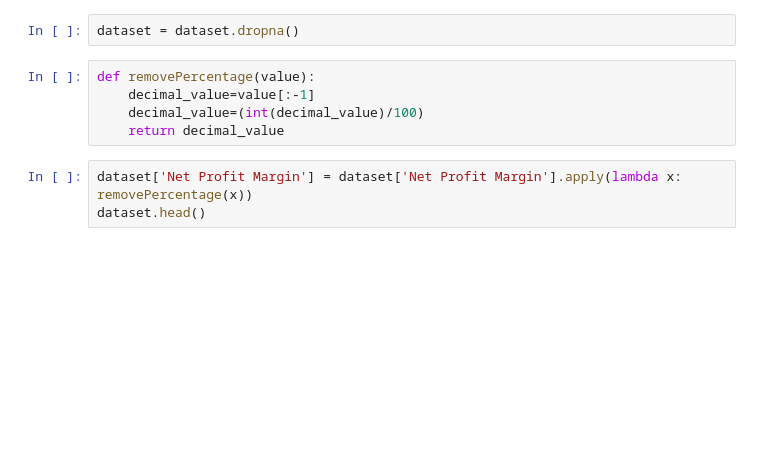
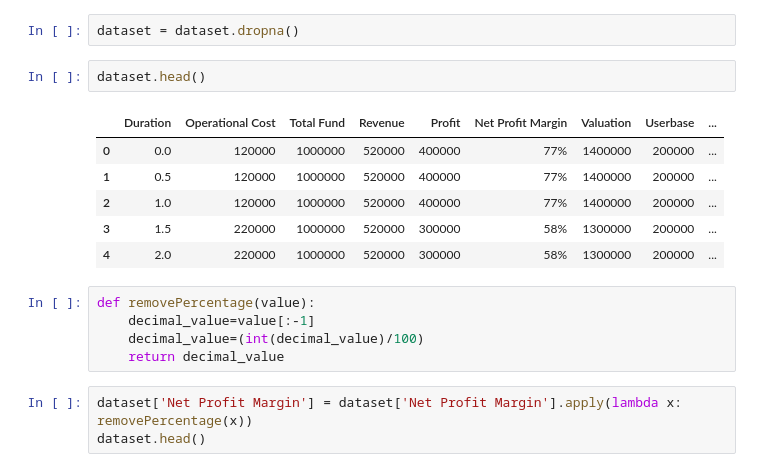
Before and after one commit to FarhanTahmid/Client-Project--A-Machine-Learning-Approach-to-Predict-Startup-Valuation, a Jupyter notebook: svm.ipynb, the cells around one changed output. Cells and saved outputs as stored; diff of their text form; blank space fills up the shorter version.

```diff
--- a/svm.ipynb
+++ b/svm.ipynb
@@ -13,5 +31,14 @@ dataset = dataset[['Duration','Operational Cost', 'Total Fund', 'Revenue', 'Prof
 # %%
 dataset = dataset.dropna()
+# %%
+dataset.head()
+# %% [output]
+|  | Duration | Operational Cost | Total Fund | Revenue | Profit | Net Profit Margin | Valuation | Userbase | ... |
+| 0 | 0.0 | 120000 | 1000000 | 520000 | 400000 | 77% | 1400000 | 200000 | ... |
+| 1 | 0.5 | 120000 | 1000000 | 520000 | 400000 | 77% | 1400000 | 200000 | ... |
+| 2 | 1.0 | 120000 | 1000000 | 520000 | 400000 | 77% | 1400000 | 200000 | ... |
+| 3 | 1.5 | 220000 | 1000000 | 520000 | 300000 | 58% | 1300000 | 200000 | ... |
+| 4 | 2.0 | 220000 | 1000000 | 520000 | 300000 | 58% | 1300000 | 200000 | ... |
 # %%
 def removePercentage(value):
     decimal_value=value[:-1]
```
Also changed, not shown: parts of 7 cells of this notebook, 7 other files.
